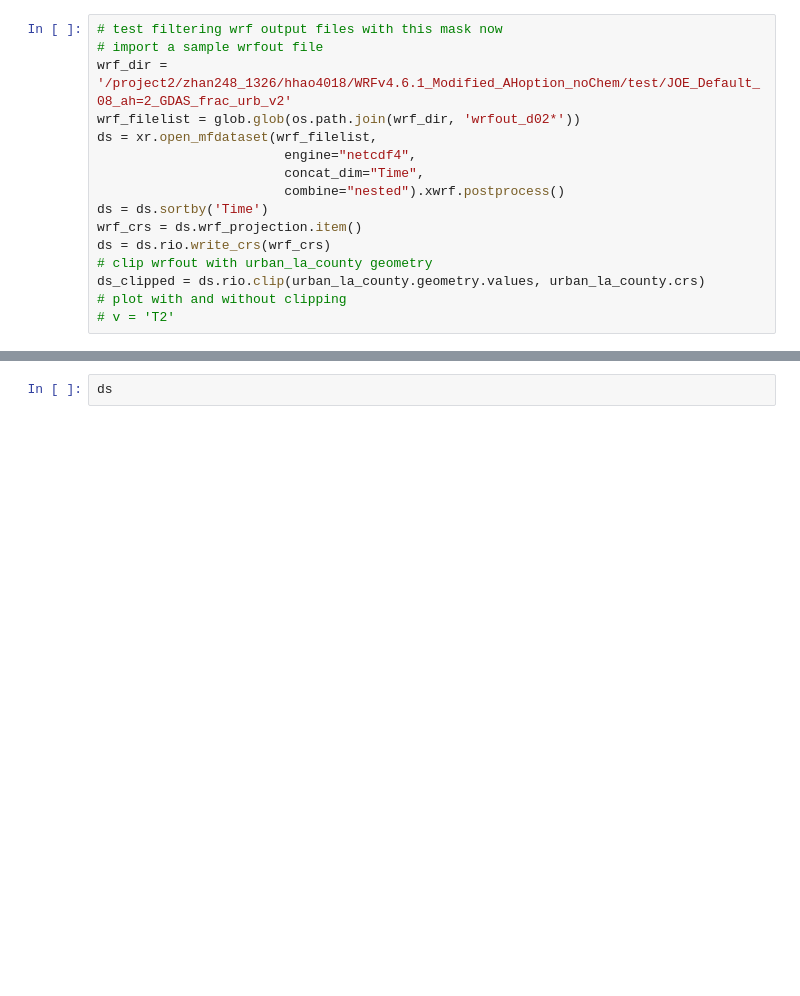
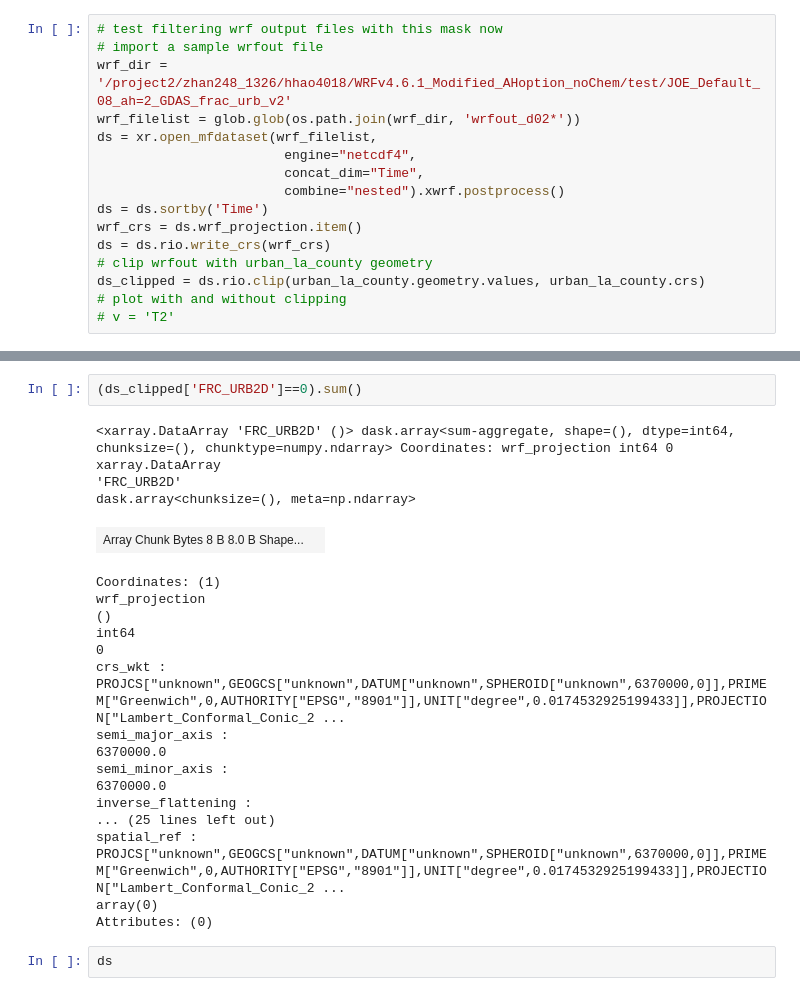
Before and after one commit to josephko91/ah-la-paper, a Jupyter notebook: notebooks/create-urban-mask-from-wrfout.ipynb, the cells around one changed output, grey strips where cells are left out. Saved outputs shown, nothing was run; the diff lists cells and outputs as text; blank space fills up the shorter version.

```diff
--- a/notebooks/create-urban-mask-from-wrfout.ipynb
+++ b/notebooks/create-urban-mask-from-wrfout.ipynb
@@ -168,3 +233,28 @@ la_count
+# %%
+(ds_clipped['FRC_URB2D']==0).sum()
+# %% [output]
+<xarray.DataArray 'FRC_URB2D' ()> dask.array<sum-aggregate, shape=(), dtype=int64, chunksize=(), chunktype=numpy.ndarray> Coordinates: wrf_projection int64 0
+xarray.DataArray
+'FRC_URB2D'
+dask.array<chunksize=(), meta=np.ndarray>
+| Array Chunk Bytes 8 B 8.0 B Shape... |  |
+Coordinates: (1)
+wrf_projection
+()
+int64
+0
+crs_wkt :
+PROJCS["unknown",GEOGCS["unknown",DATUM["unknown",SPHEROID["unknown",6370000,0]],PRIMEM["Greenwich",0,AUTHORITY["EPSG","8901"]],UNIT["degree",0.0174532925199433]],PROJECTION["Lambert_Conformal_Conic_2 ...
+semi_major_axis :
+6370000.0
+semi_minor_axis :
+6370000.0
+inverse_flattening :
+... (25 lines left out)
+spatial_ref :
+PROJCS["unknown",GEOGCS["unknown",DATUM["unknown",SPHEROID["unknown",6370000,0]],PRIMEM["Greenwich",0,AUTHORITY["EPSG","8901"]],UNIT["degree",0.0174532925199433]],PROJECTION["Lambert_Conformal_Conic_2 ...
+array(0)
+Attributes: (0)
 # %%
 ds
 # %% [output]
```
Also changed, not shown: parts of 10 cells of this notebook, 1 other file.
